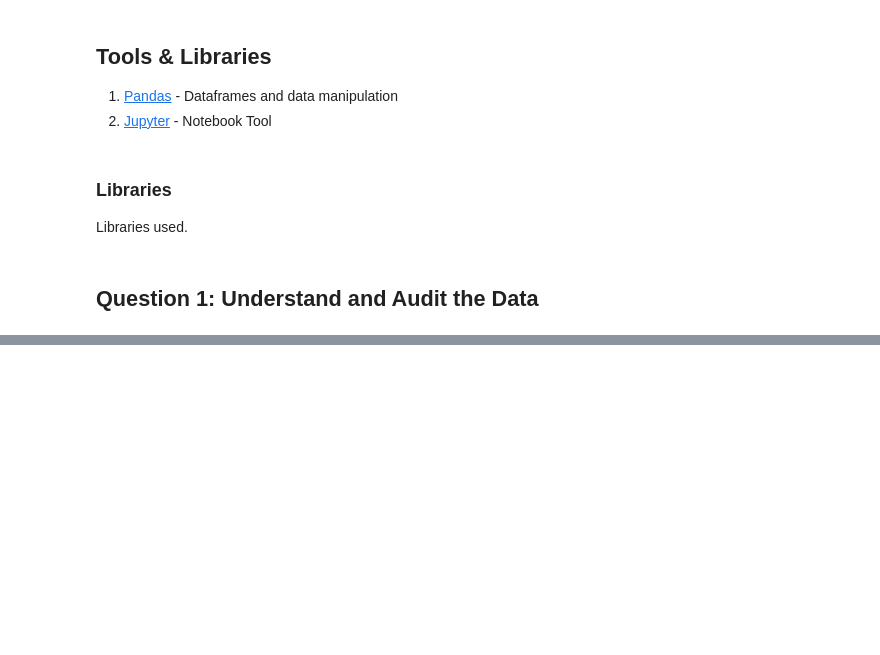
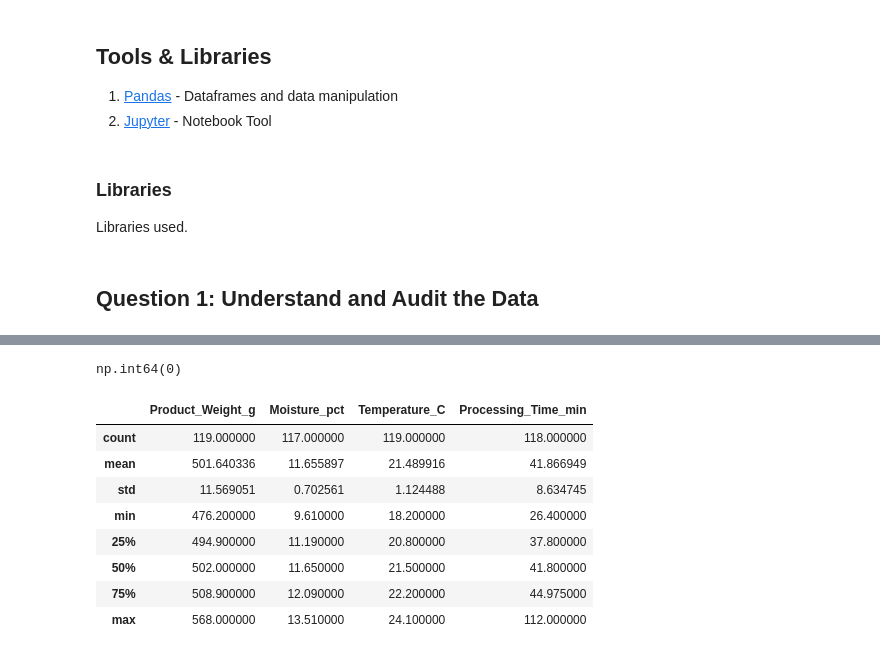
Before and after one commit to Ri-Dearg/da-labs, a Jupyter notebook: lab1_data_evidence.ipynb, the cells around one changed output, grey strips where cells are left out. Saved outputs shown, nothing was run; the diff lists cells and outputs as text; code cells hidden in the pictures; blank space fills up the shorter version.

```diff
--- a/lab1_data_evidence.ipynb
+++ b/lab1_data_evidence.ipynb
@@ -62,0 +162,18 @@ df.isna().sum()
+# %%
+df_dedup = df.drop_duplicates()
+df_dedup.duplicated().sum()
+# %% [output]
+np.int64(0)
+# %%
+df_temp = df_dedup.replace({'Temperature_C': {210: 21.0}})
+df_temp.describe()
+# %% [output]
+|  | Product_Weight_g | Moisture_pct | Temperature_C | Processing_Time_min |
+| count | 119.000000 | 117.000000 | 119.000000 | 118.000000 |
+| mean | 501.640336 | 11.655897 | 21.489916 | 41.866949 |
+| std | 11.569051 | 0.702561 | 1.124488 | 8.634745 |
+| min | 476.200000 | 9.610000 | 18.200000 | 26.400000 |
+| 25% | 494.900000 | 11.190000 | 20.800000 | 37.800000 |
+| 50% | 502.000000 | 11.650000 | 21.500000 | 41.800000 |
+| 75% | 508.900000 | 12.090000 | 22.200000 | 44.975000 |
+| max | 568.000000 | 13.510000 | 24.100000 | 112.000000 |
```
Also changed, not shown: parts of 16 cells of this notebook.
